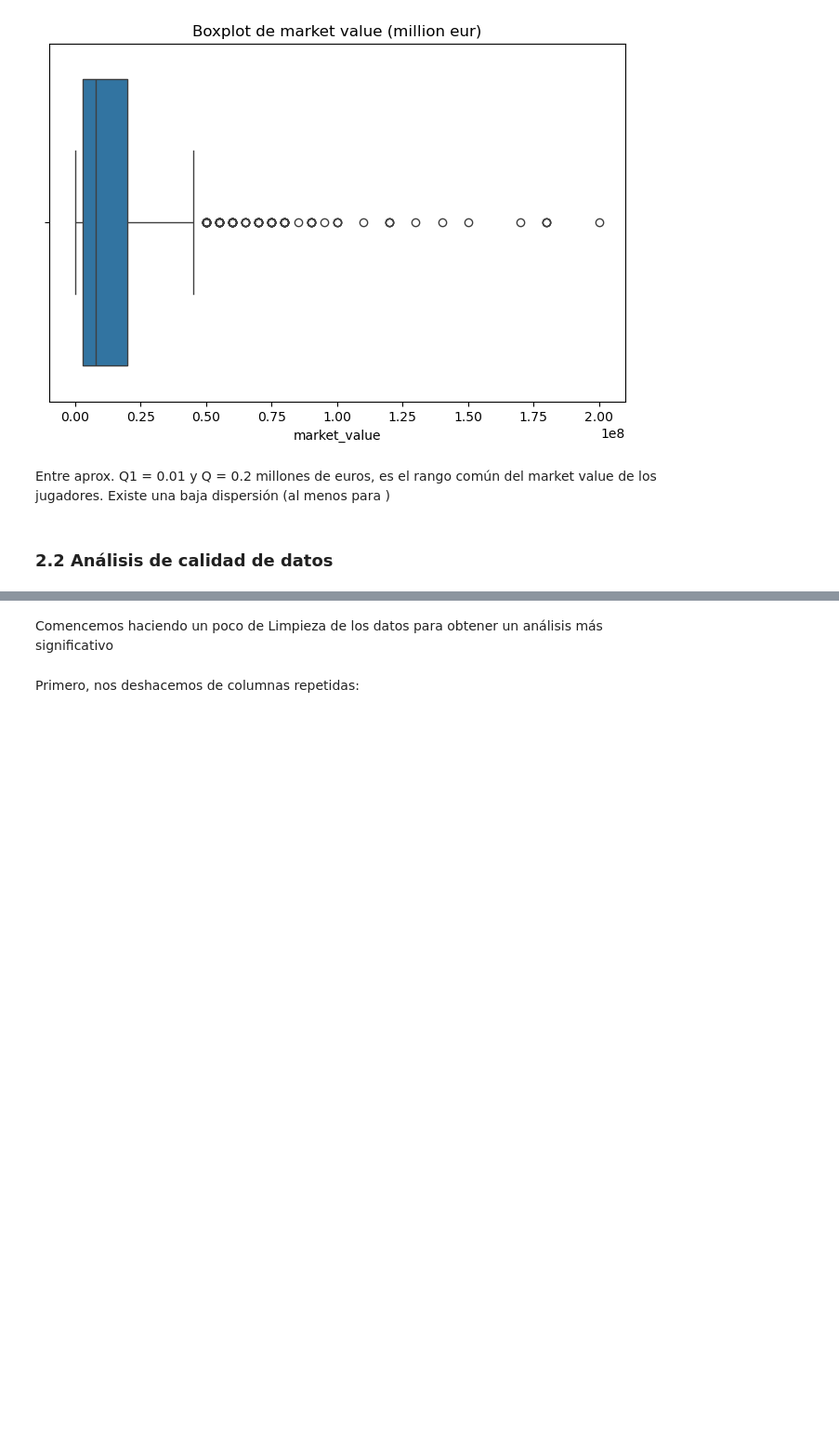
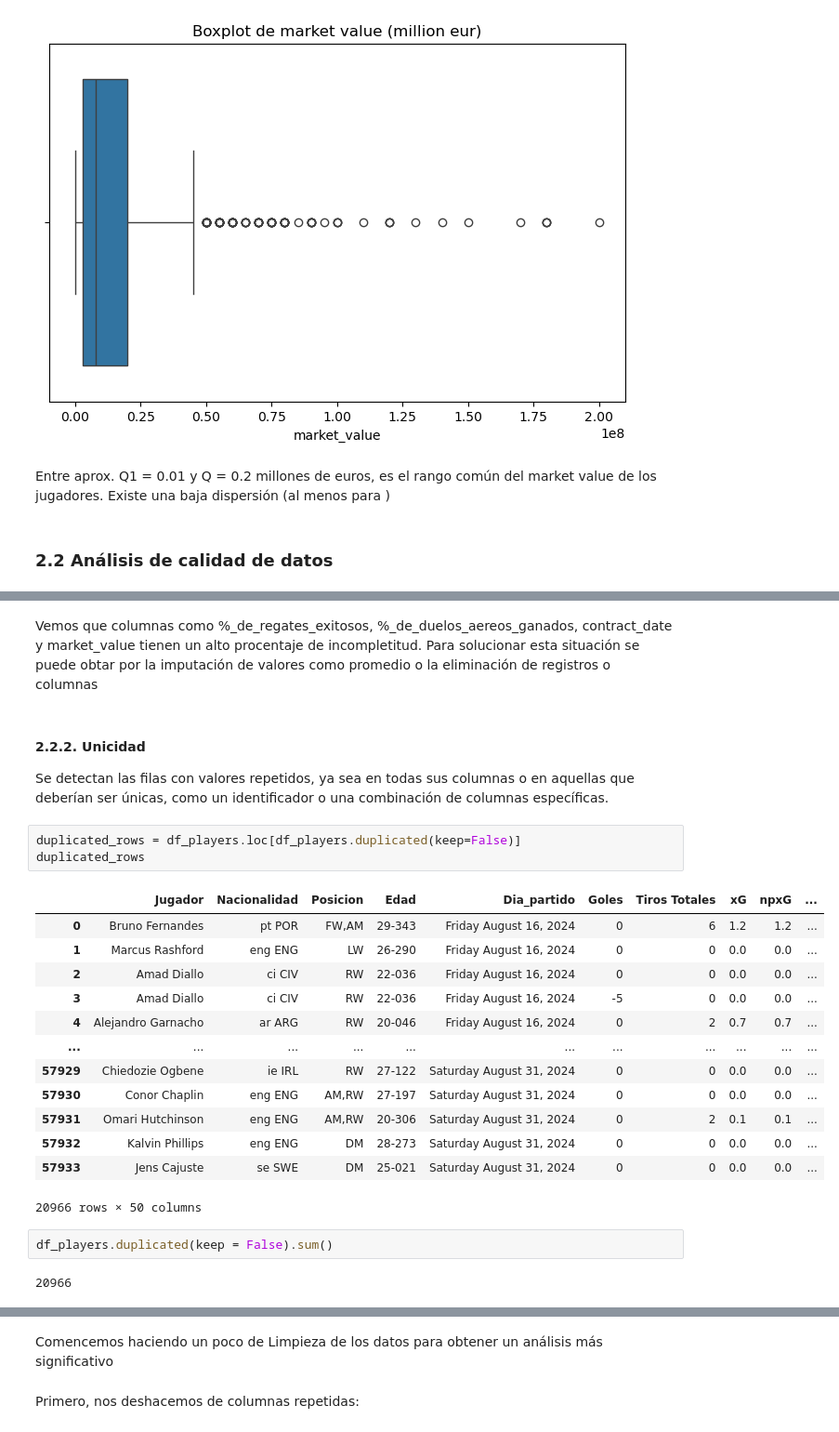
Before and after one commit to BI-organization/lab1, a Jupyter notebook: Lab1.ipynb, the cells around one changed output, grey strips where cells are left out. Shown at 93% size. Cells and saved outputs as stored; diff of their text form; blank space fills up the shorter version.

```diff
--- a/Lab1.ipynb
+++ b/Lab1.ipynb
@@ -363,0 +385,27 @@ En esta sección se hace un análisis de la completitud, unicidad, consistencia
+# %% [markdown]
+Vemos que columnas como %_de_regates_exitosos, %_de_duelos_aereos_ganados, contract_date y market_value tienen un alto procentaje de incompletitud. Para solucionar esta situación se puede obtar por la imputación de valores como promedio o la eliminación de registros o columnas
+# %% [markdown]
+#### 2.2.2. Unicidad
+
+Se detectan las filas con valores repetidos, ya sea en todas sus columnas o en aquellas que deberían ser únicas, como un identificador o una combinación de columnas específicas.
+# %%
+duplicated_rows = df_players.loc[df_players.duplicated(keep=False)]
+duplicated_rows
+# %% [output]
+|  | Jugador | Nacionalidad | Posicion | Edad | Dia_partido | Goles | Tiros Totales | xG | npxG | ... |
+| 0 | Bruno Fernandes | pt POR | FW,AM | 29-343 | Friday August 16, 2024 | 0 | 6 | 1.2 | 1.2 | ... |
+| 1 | Marcus Rashford | eng ENG | LW | 26-290 | Friday August 16, 2024 | 0 | 0 | 0.0 | 0.0 | ... |
+| 2 | Amad Diallo | ci CIV | RW | 22-036 | Friday August 16, 2024 | 0 | 0 | 0.0 | 0.0 | ... |
+| 3 | Amad Diallo | ci CIV | RW | 22-036 | Friday August 16, 2024 | -5 | 0 | 0.0 | 0.0 | ... |
+| 4 | Alejandro Garnacho | ar ARG | RW | 20-046 | Friday August 16, 2024 | 0 | 2 | 0.7 | 0.7 | ... |
+| ... | ... | ... | ... | ... | ... | ... | ... | ... | ... | ... |
+| 57929 | Chiedozie Ogbene | ie IRL | RW | 27-122 | Saturday August 31, 2024 | 0 | 0 | 0.0 | 0.0 | ... |
+| 57930 | Conor Chaplin | eng ENG | AM,RW | 27-197 | Saturday August 31, 2024 | 0 | 0 | 0.0 | 0.0 | ... |
+| 57931 | Omari Hutchinson | eng ENG | AM,RW | 20-306 | Saturday August 31, 2024 | 0 | 2 | 0.1 | 0.1 | ... |
+| 57932 | Kalvin Phillips | eng ENG | DM | 28-273 | Saturday August 31, 2024 | 0 | 0 | 0.0 | 0.0 | ... |
+| 57933 | Jens Cajuste | se SWE | DM | 25-021 | Saturday August 31, 2024 | 0 | 0 | 0.0 | 0.0 | ... |
+20966 rows × 50 columns
+# %%
+df_players.duplicated(keep = False).sum()
+# %% [output]
+20966
```
Also changed, not shown: parts of 27 cells of this notebook, 1 other file.
